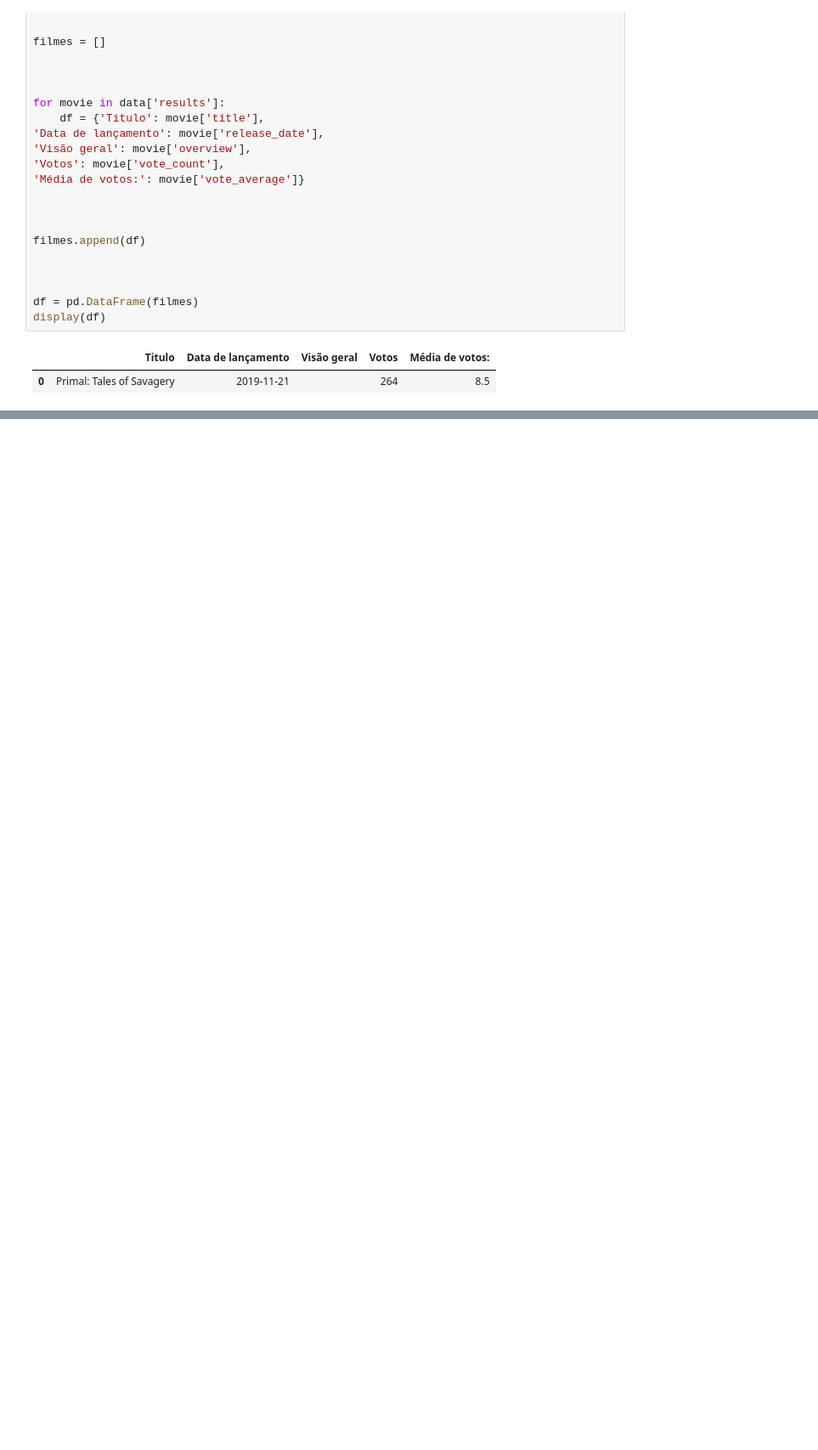
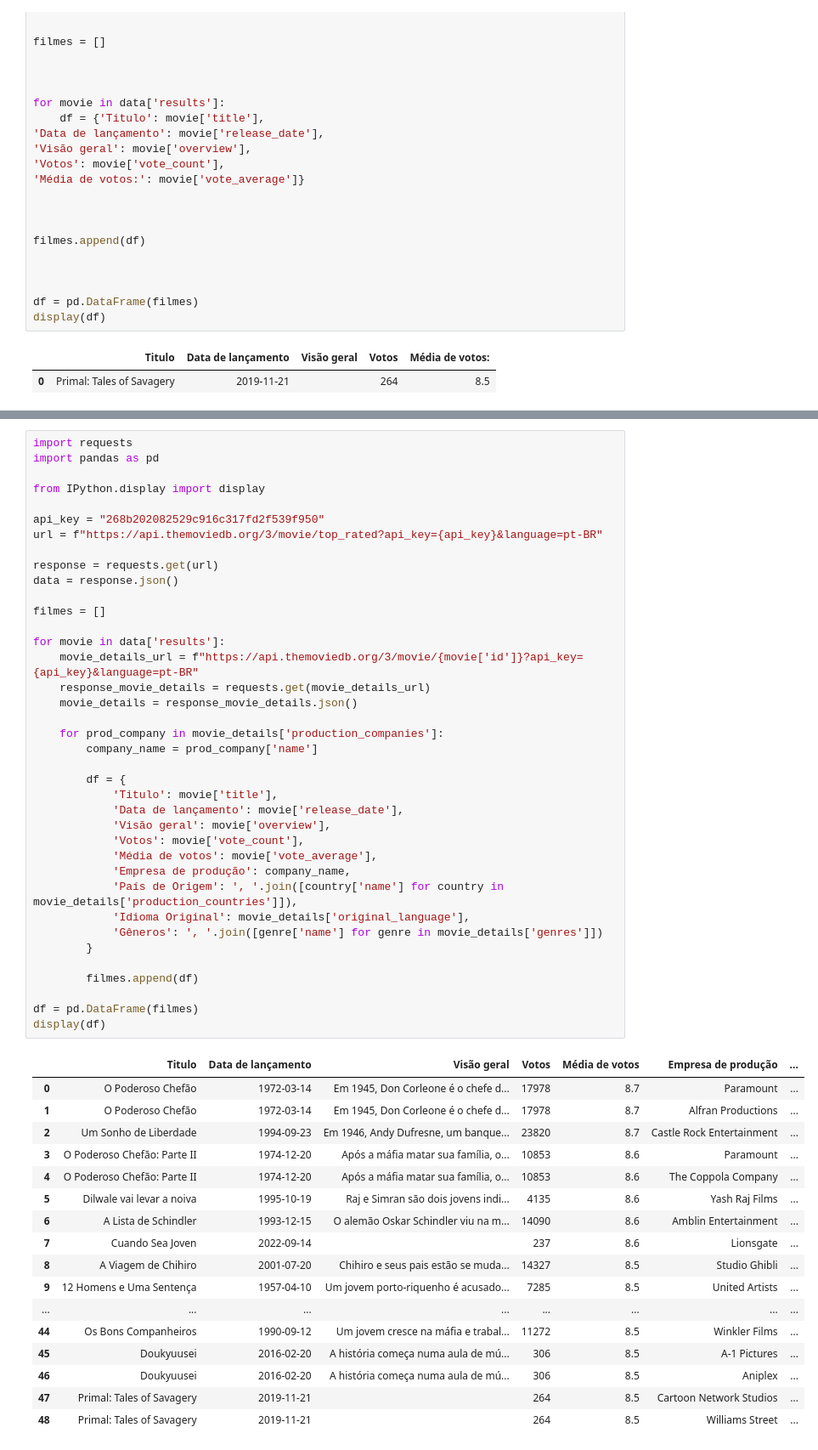
Before and after one commit to ianpt0/programa-de-bolsas-compass, a Jupyter notebook: sprint-08/imdp.ipynb, the cells around one changed output, grey strips where cells are left out. Shown: that part at 85% size. Drawn from its saved outputs; the diff is of its cells as text; blank space fills up the shorter version.

```diff
--- a/sprint-08/imdp.ipynb
+++ b/sprint-08/imdp.ipynb
@@ -41,0 +48,56 @@ display(df)
+# %%
+import requests
+import pandas as pd
+
+from IPython.display import display
+
+api_key = "268b202082529c916c317fd2f539f950"
+url = f"https://api.themoviedb.org/3/movie/top_rated?api_key={api_key}&language=pt-BR"
+
+response = requests.get(url)
+data = response.json()
+
+filmes = []
+
+for movie in data['results']:
+    movie_details_url = f"https://api.themoviedb.org/3/movie/{movie['id']}?api_key={api_key}&language=pt-BR"
+    response_movie_details = requests.get(movie_details_url)
+    movie_details = response_movie_details.json()
+
+    for prod_company in movie_details['production_companies']:
+        company_name = prod_company['name']
+
+        df = {
+            'Titulo': movie['title'],
+            'Data de lançamento': movie['release_date'],
+            'Visão geral': movie['overview'],
+            'Votos': movie['vote_count'],
+            'Média de votos': movie['vote_average'],
+            'Empresa de produção': company_name,
+            'País de Origem': ', '.join([country['name'] for country in movie_details['production_countries']]),
+            'Idioma Original': movie_details['original_language'],
+            'Gêneros': ', '.join([genre['name'] for genre in movie_details['genres']])
+        }
+
+        filmes.append(df)
+
+df = pd.DataFrame(filmes)
+display(df)
+# %% [output]
+|  | Titulo | Data de lançamento | Visão geral | Votos | Média de votos | Empresa de produção | ... |
+| 0 | O Poderoso Chefão | 1972-03-14 | Em 1945, Don Corleone é o chefe d... | 17978 | 8.7 | Paramount | ... |
+| 1 | O Poderoso Chefão | 1972-03-14 | Em 1945, Don Corleone é o chefe d... | 17978 | 8.7 | Alfran Productions | ... |
+| 2 | Um Sonho de Liberdade | 1994-09-23 | Em 1946, Andy Dufresne, um banque... | 23820 | 8.7 | Castle Rock Entertainment | ... |
+| 3 | O Poderoso Chefão: Parte II | 1974-12-20 | Após a máfia matar sua família, o... | 10853 | 8.6 | Paramount | ... |
+| 4 | O Poderoso Chefão: Parte II | 1974-12-20 | Após a máfia matar sua família, o... | 10853 | 8.6 | The Coppola Company | ... |
+| 5 | Dilwale vai levar a noiva | 1995-10-19 | Raj e Simran são dois jovens indi... | 4135 | 8.6 | Yash Raj Films | ... |
+| 6 | A Lista de Schindler | 1993-12-15 | O alemão Oskar Schindler viu na m... | 14090 | 8.6 | Amblin Entertainment | ... |
+| 7 | Cuando Sea Joven | 2022-09-14 |  | 237 | 8.6 | Lionsgate | ... |
+| 8 | A Viagem de Chihiro | 2001-07-20 | Chihiro e seus pais estão se muda... | 14327 | 8.5 | Studio Ghibli | ... |
+| 9 | 12 Homens e Uma Sentença | 1957-04-10 | Um jovem porto-riquenho é acusado... | 7285 | 8.5 | United Artists | ... |
+| ... | ... | ... | ... | ... | ... | ... | ... |
+| 44 | Os Bons Companheiros | 1990-09-12 | Um jovem cresce na máfia e trabal... | 11272 | 8.5 | Winkler Films | ... |
+| 45 | Doukyuusei | 2016-02-20 | A história começa numa aula de mú... | 306 | 8.5 | A-1 Pictures | ... |
+| 46 | Doukyuusei | 2016-02-20 | A história começa numa aula de mú... | 306 | 8.5 | Aniplex | ... |
+| 47 | Primal: Tales of Savagery | 2019-11-21 |  | 264 | 8.5 | Cartoon Network Studios | ... |
+| 48 | Primal: Tales of Savagery | 2019-11-21 |  | 264 | 8.5 | Williams Street | ... |
```
Also changed, not shown: parts of 5 cells of this notebook, 10 other files.
